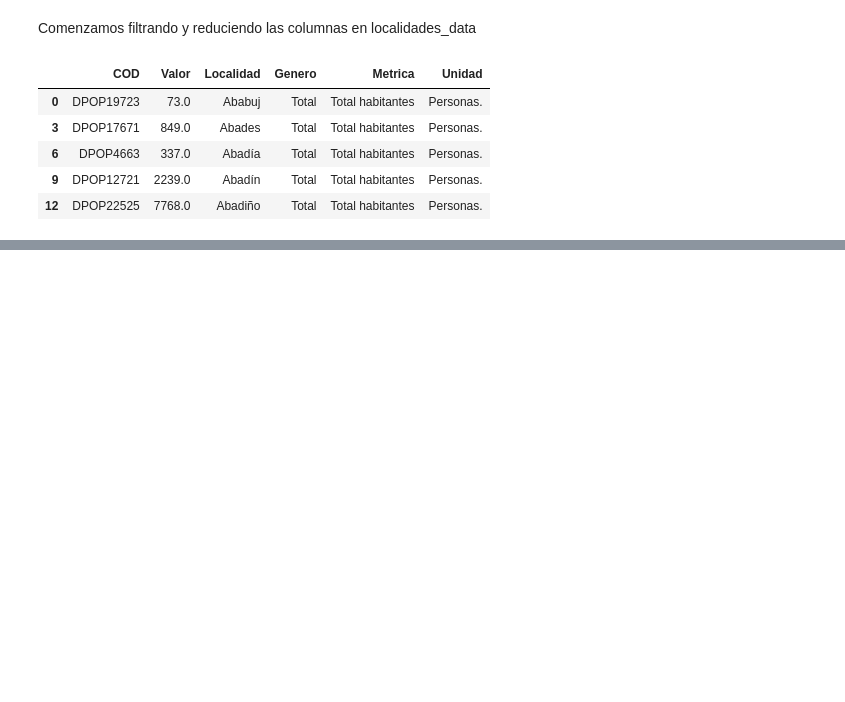
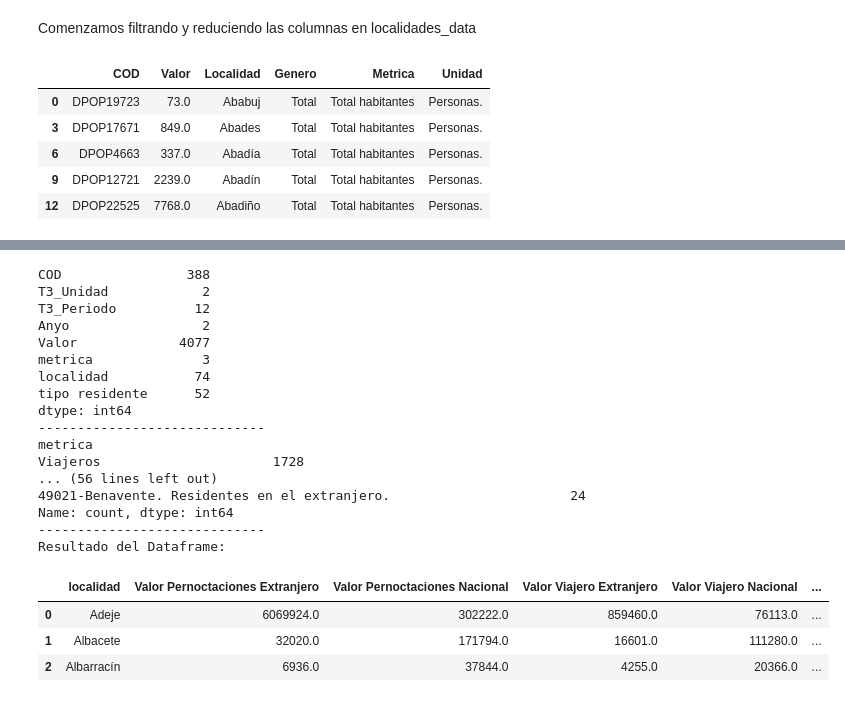
Before and after one commit to manuss05/TUI-AI-DASHBOARD-TFM, a Jupyter notebook: revision_datos.ipynb, the cells around one changed output, grey strips where cells are left out. Saved outputs shown, nothing was run; the diff lists cells and outputs as text; code cells hidden in the pictures; blank space fills up the shorter version.

```diff
--- a/revision_datos.ipynb
+++ b/revision_datos.ipynb
@@ -175,0 +250,78 @@ localidades_data.head()
+# %%
+
+# Ahora, repetimos con la otra parte del dataframe
+INE_localidades_nac = INE_localidades[INE_localidades['Nombre'].str.startswith('Nacional')]
+
+# Misma operación con la otra metrica, pero diferencia en las columnas que desagregamos
+columnas= ['tipo', 'metrica', 'localidad', 'tipo residente']
+
+INE_localidades_nac[columnas] = INE_localidades_nac['Nombre'].str.split('.', n=3, expand=True)
+
+INE_localidades_nac.drop(columns=['Nombre', 'Fecha', 'T3_Escala', 'T3_TipoDato','tipo', 'tabla_id', 'MetaData_json', '_meta.fecha_extraccion'],
+                     inplace=True
+                        )
+
+# Revisamos un poco los valores que nos encontramos
+print(INE_localidades_nac.nunique())
+print('-----------------------------')
+print(INE_localidades_nac.metrica.value_counts()) #Otra vez, elegimos 2026
+print('-----------------------------')
+print(INE_localidades_nac['tipo residente'].value_counts()) #Genera un problema, ya que algunas filas no presentan bien si es español o extranjero
+
+#Primero, solucionaremos el problema de tipo residente, apoyandonos en numpy
+
+condiciones = [INE_localidades_nac['tipo residente'].str.contains('España', case=False, na = False),
+               INE_localidades_nac['tipo residente'].str.contains('extranjero', case=False, na = False)
+               ]
+eleccion = ['Nacional', 'Extranjero']
+
+INE_localidades_nac['tipo turista'] = np.select(condiciones, eleccion, default= ' ')
+
+# Modificamos el DF
+INE_localidades_nac = (INE_localidades_nac[(INE_localidades_nac['Anyo'] == 2026) & #Nos quedamos con 2026 porque tiene más metricas
+                                           (INE_localidades_nac['metrica'] != ' Establecimientos hoteleros')
+                                           ]
+                       .rename(columns={'T3_Periodo': 'periodo'}) #Aprovechamos para renombrar esta columna
+                       )
+
+# metodo rapido para modificar valor, ya que será necesario en el siguiente
+INE_localidades_nac.loc[INE_localidades_nac['metrica'].str.strip() == 'Viajeros', 'metrica'] = 'Viajero'
+
+# Para lograr tener el mes de mayor valor en la pivotacion, primero ordenaremos para poder mantener el mes con mayor numero de viajeros
+INE_localidades_nac = (INE_localidades_nac
+                       .sort_values('Valor', ascending=False) #Ordenamos
+                       .pivot_table(index=['localidad'],
+                                    columns= ['metrica', 'tipo turista'],
+                                    values= ['Valor','periodo'],
+                                    aggfunc= {'Valor':'sum', 'periodo':'first'}) #Pivotamos
+                       .reset_index()
+                       )
+
+# Eliminamos bandas y unificamos en el nombre de columna
+INE_localidades_nac.columns = INE_localidades_nac.columns.map(' '.join) #join con valor vacio porque ya existe un valor vacio en las metricas
+
+print('-----------------------------')
+print('Resultado del Dataframe:')
+INE_localidades_nac.head(3)
+# %% [output]
+COD                388
+T3_Unidad            2
+T3_Periodo          12
+Anyo                 2
+Valor             4077
+metrica              3
+localidad           74
+tipo residente      52
+dtype: int64
+-----------------------------
+metrica
+Viajeros                      1728
+... (56 lines left out)
+49021-Benavente. Residentes en el extranjero.                       24
+Name: count, dtype: int64
+-----------------------------
+Resultado del Dataframe:
+|  | localidad | Valor Pernoctaciones Extranjero | Valor Pernoctaciones Nacional | Valor Viajero Extranjero | Valor Viajero Nacional | ... |
+| 0 | Adeje | 6069924.0 | 302222.0 | 859460.0 | 76113.0 | ... |
+| 1 | Albacete | 32020.0 | 171794.0 | 16601.0 | 111280.0 | ... |
+| 2 | Albarracín | 6936.0 | 37844.0 | 4255.0 | 20366.0 | ... |
```
Also changed, not shown: parts of 11 cells of this notebook.
